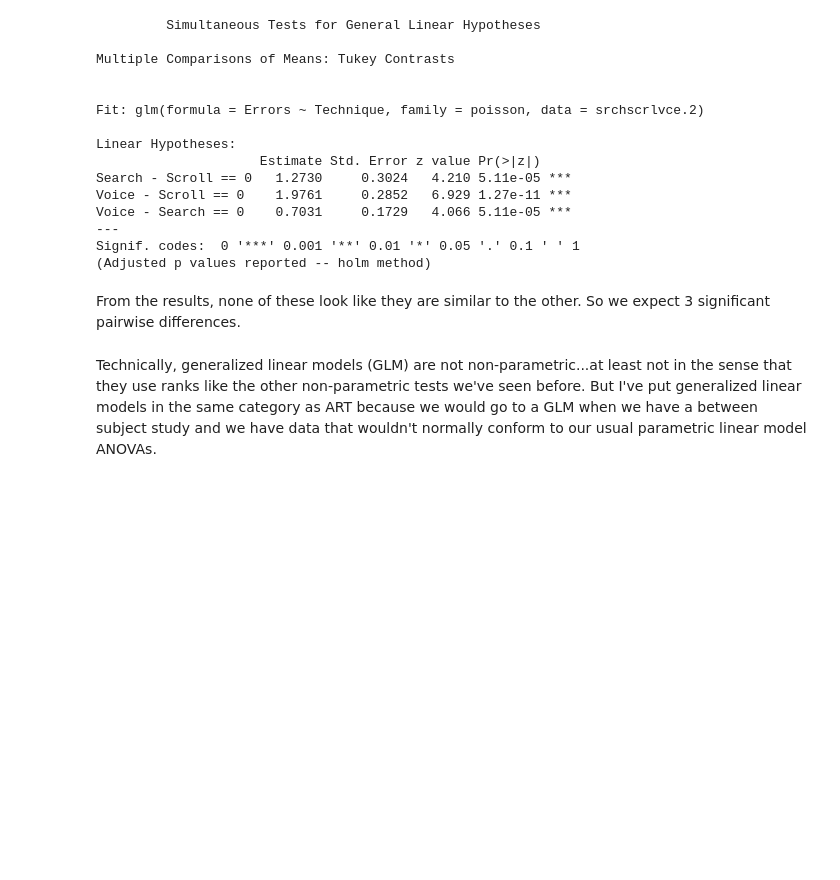
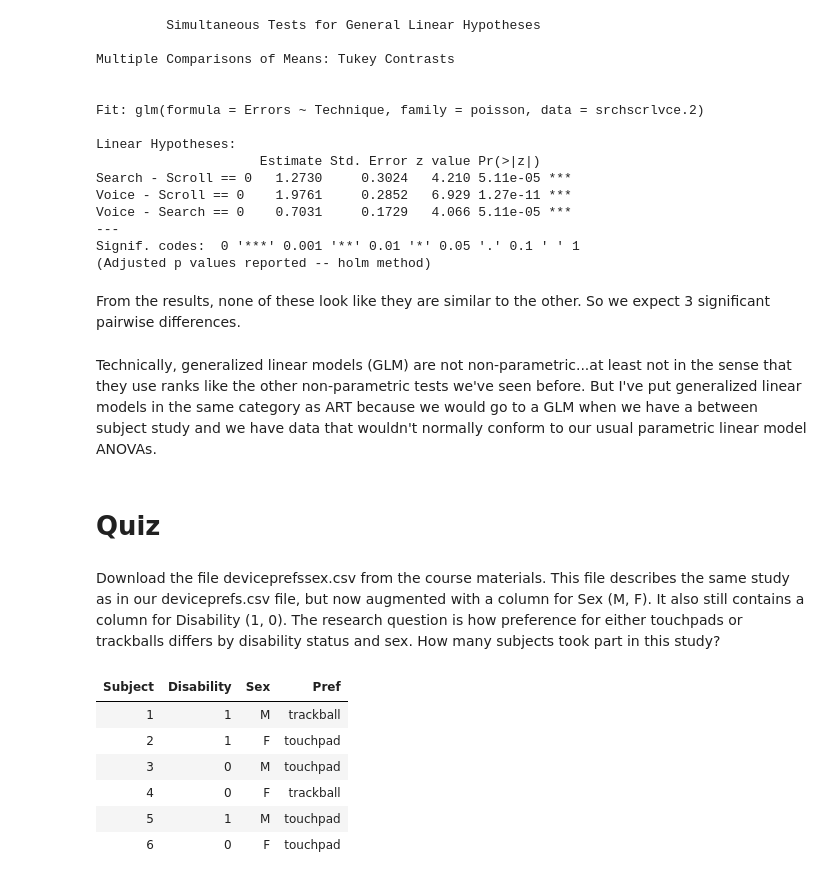
Before and after one commit to iamjz/R-Data, a Jupyter notebook: Designing, Running, and Analyzing Experiments/Week 08.ipynb, the cells around one changed output. Cells and saved outputs as stored; diff of their text form; code cells hidden in the pictures; blank space fills up the shorter version.

```diff
--- a/Designing, Running, and Analyzing Experiments/Week 08.ipynb
+++ b/Designing, Running, and Analyzing Experiments/Week 08.ipynb
@@ -499,3 +499,19 @@ Signif. codes:  0 '***' 0.001 '**' 0.01 '*' 0.05 '.' 0.1 ' ' 1
 From the results, none of these look like they are similar to the other. So we expect 3 significant pairwise differences.
 # %% [markdown]
 Technically, generalized linear models (GLM) are not non-parametric...at least not in the sense that they use ranks like the other non-parametric tests we've seen before. But I've put generalized linear models in the same category as ART because we would go to a GLM when we have a between subject study and we have data that wouldn't normally conform to our usual parametric linear model ANOVAs.
+# %% [markdown]
+# Quiz
+# %% [markdown]
+Download the file deviceprefssex.csv from the course materials. This file describes the same study as in our deviceprefs.csv file, but now augmented with a column for Sex (M, F). It also still contains a column for Disability (1, 0). The research question is how preference for either touchpads or trackballs differs by disability status and sex. How many subjects took part in this study?
+# %%
+df <- read.csv("materials/deviceprefssex.csv")
+# %%
+head(df)
+# %% [output]
+| Subject | Disability | Sex | Pref |
+| 1 | 1 | M | trackball |
+| 2 | 1 | F | touchpad |
+| 3 | 0 | M | touchpad |
+| 4 | 0 | F | trackball |
+| 5 | 1 | M | touchpad |
+| 6 | 0 | F | touchpad |
```
Also changed, not shown: parts of 16 cells of this notebook.
